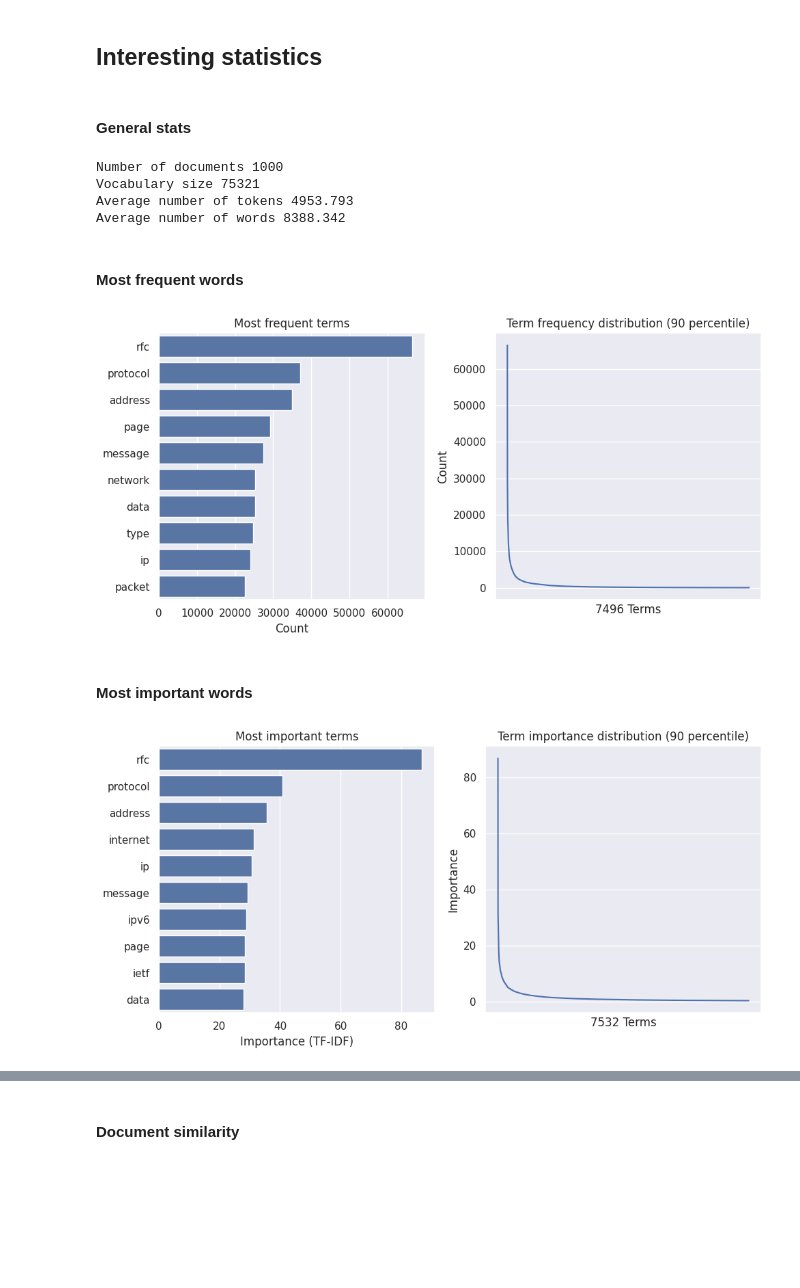
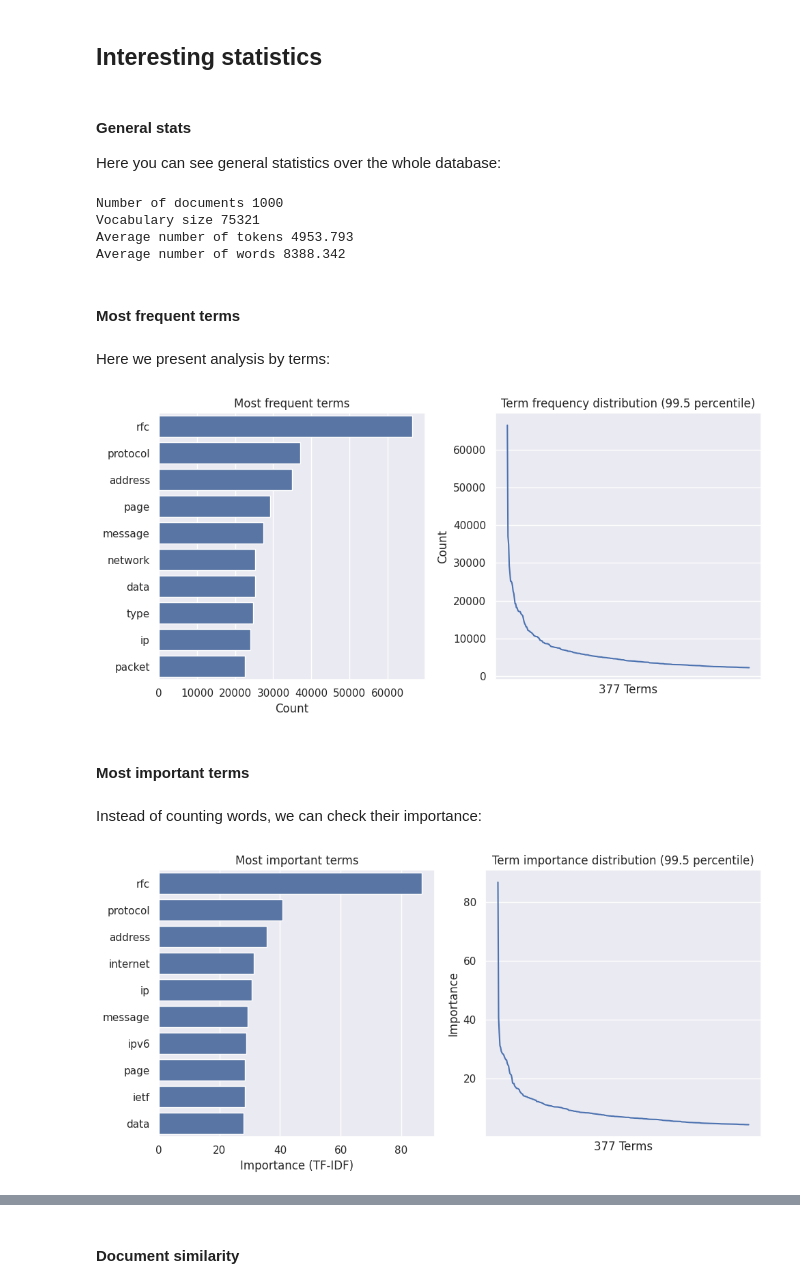
Before and after one commit to AndrewChmutov/wiki-recommendation, a Jupyter notebook: index.ipynb, the cells around one changed output, grey strips where cells are left out. Drawn from its saved outputs; the diff is of its cells as text; code cells hidden in the pictures; blank space fills up the shorter version.

```diff
--- a/index.ipynb
+++ b/index.ipynb
@@ -138,6 +142,8 @@ In this project, we use exponential decay.
 ## Interesting statistics
 # %% [markdown]
 #### General stats
+
+Here you can see general statistics over the whole database:
 # %%
 print("Number of documents", len(docs))
 print("Vocabulary size", len(index.tfidf.columns))
@@ -149,32 +155,36 @@ Vocabulary size 75321
 Average number of tokens 4953.793
 Average number of words 8388.342
 # %% [markdown]
-#### Most frequent words
+#### Most frequent terms
+# %% [markdown]
+Here we present analysis by terms:
 # %%
 limit_output = 10
 
 _, axes = plt.subplots(1, 2, figsize=(10,5))
 
 axes[0].set_title("Most frequent terms")
 axes[0].set_xlabel("Count")
 sns.barplot(index.bow.sum().sort_values()[::-1][:limit_output], orient="h", ax=axes[0]);
 
 term_frequencies = index.bow.sum().sort_values(ascending=False)
-percentile_n = 90
+percentile_n = 99.5
 percentile = np.percentile(term_frequencies, percentile_n)
 term_frequencies = term_frequencies[term_frequencies > percentile]
 
 axes[1].set_title(f"Term frequency distribution ({percentile_n} percentile)")
 axes[1].set_xlabel(f"{len(term_frequencies)} Terms")
 axes[1].set_ylabel("Count")
 axes[1].set_xticks([])
 
 sns.lineplot(term_frequencies, ax=axes[1])
 plt.tight_layout()
 # %% [output]
-[figure, old version]
+[figure, new version]
 # %% [markdown]
-#### Most important words
+#### Most important terms
+# %% [markdown]
+Instead of counting words, we can check their importance:
 # %%
 limit_output = 10
 
@@ -185,7 +195,7 @@ axes[0].set_xlabel("Importance (TF-IDF)")
 sns.barplot(index.tfidf.sum().sort_values()[::-1][:limit_output], orient="h", ax=axes[0]);
 
 term_frequencies = index.tfidf.sum().sort_values(ascending=False)
-percentile_n = 90
+percentile_n = 99.5
 percentile = np.percentile(term_frequencies, percentile_n)
 term_frequencies = term_frequencies[term_frequencies > percentile]
 
@@ -197,5 +207,5 @@ axes[1].set_xticks([])
 sns.lineplot(term_frequencies, ax=axes[1])
 plt.tight_layout()
 # %% [output]
-[figure, old version]
+[figure, new version]
 # %% [markdown]
```
Also changed, not shown: parts of 22 cells of this notebook.
